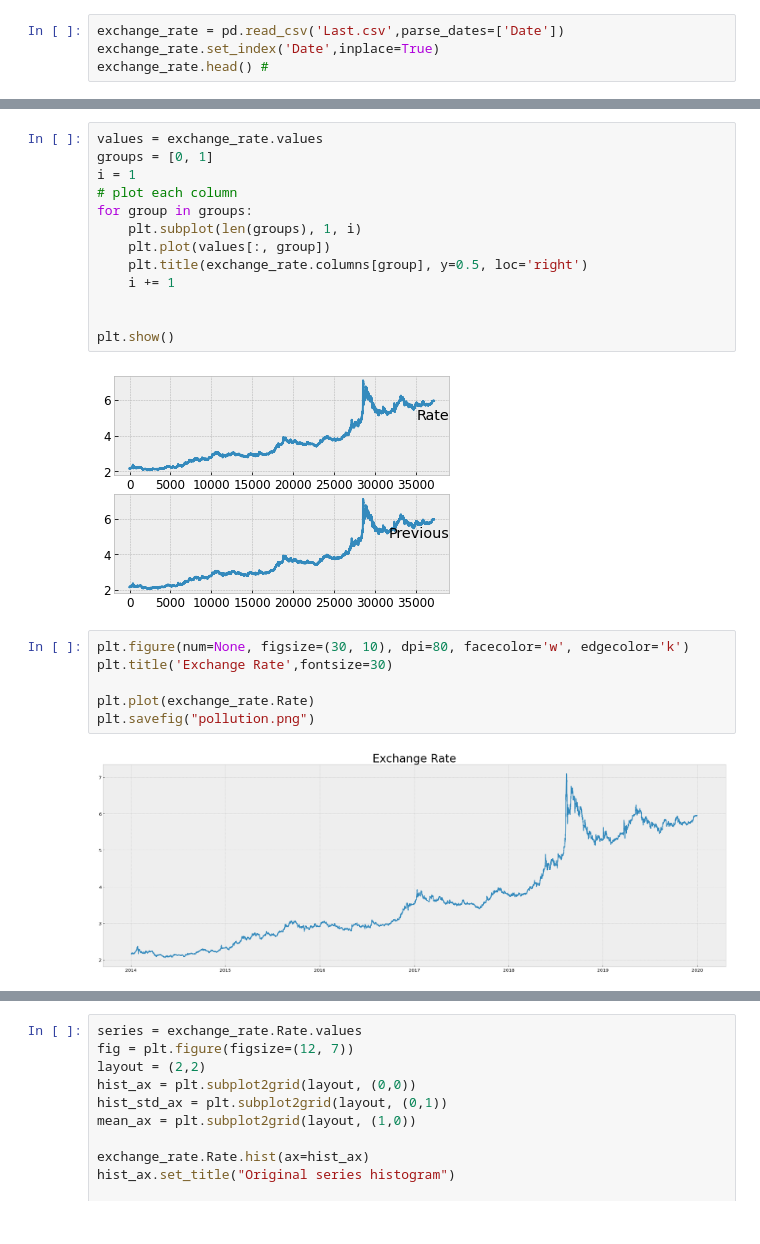
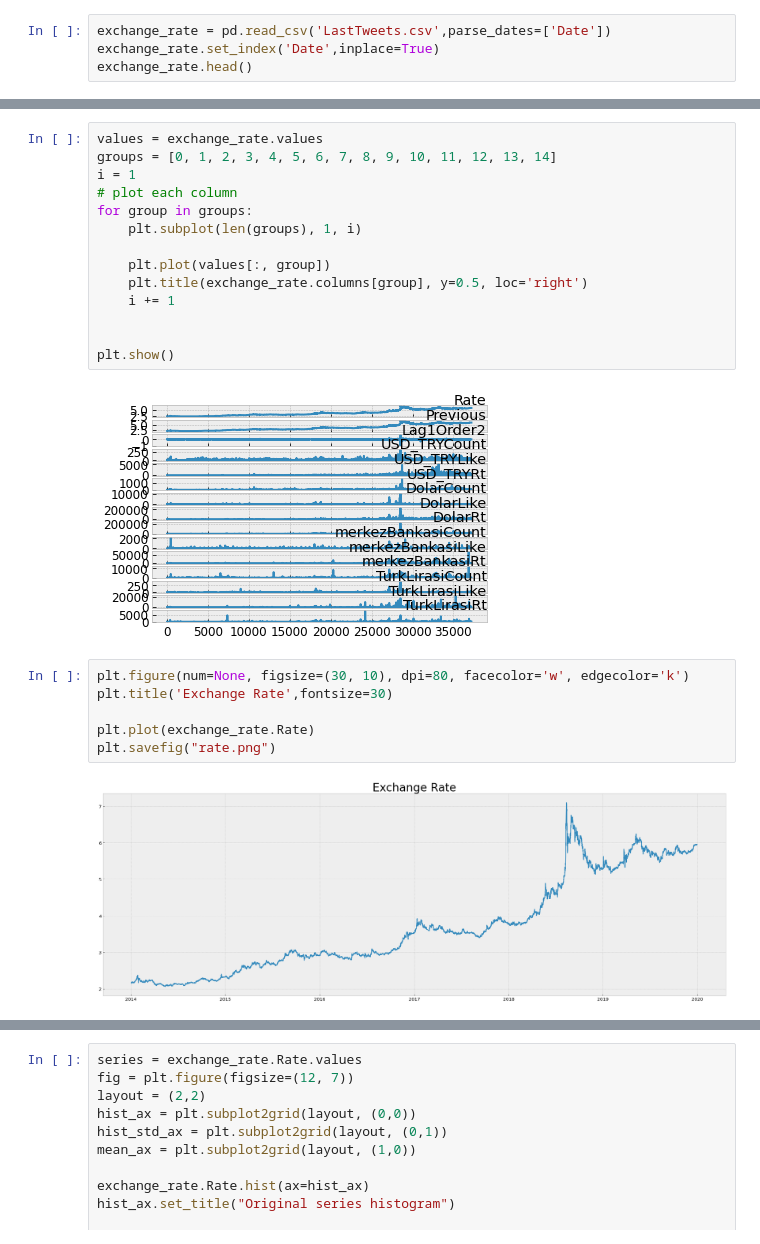
Before and after one commit to aburak256/Currency-with-Twitter, a Jupyter notebook: Project.ipynb, the cells around one changed output, grey strips where cells are left out. Drawn from its saved outputs; the diff is of its cells as text.

Commit message:
Models with tweets

```diff
--- a/Project.ipynb
+++ b/Project.ipynb
@@ -103,5 +100,5 @@ url = 'https://raw.githubusercontent.com/aburak256/Currency-with-Twitter/main/Su
 # %%
-exchange_rate = pd.read_csv('Last.csv',parse_dates=['Date'])
+exchange_rate = pd.read_csv('LastTweets.csv',parse_dates=['Date'])
 exchange_rate.set_index('Date',inplace=True)
-exchange_rate.head() #
+exchange_rate.head()
 # %% [output]
@@ -127,24 +124,25 @@ exchange_rate.describe()
 # %%
 values = exchange_rate.values
-groups = [0, 1]
+groups = [0, 1, 2, 3, 4, 5, 6, 7, 8, 9, 10, 11, 12, 13, 14]
 i = 1
 # plot each column
 for group in groups:
     plt.subplot(len(groups), 1, i)
+
     plt.plot(values[:, group])
     plt.title(exchange_rate.columns[group], y=0.5, loc='right')
     i += 1
 
 
 plt.show()
 # %% [output]
-[figure, old version]
+[figure, new version]
 # %%
 plt.figure(num=None, figsize=(30, 10), dpi=80, facecolor='w', edgecolor='k')
 plt.title('Exchange Rate',fontsize=30)
 
 plt.plot(exchange_rate.Rate)
-plt.savefig("pollution.png")
+plt.savefig("rate.png")
 # %% [output]
 [figure]
 # %%
```
Also changed, not shown: parts of 35 cells of this notebook.
